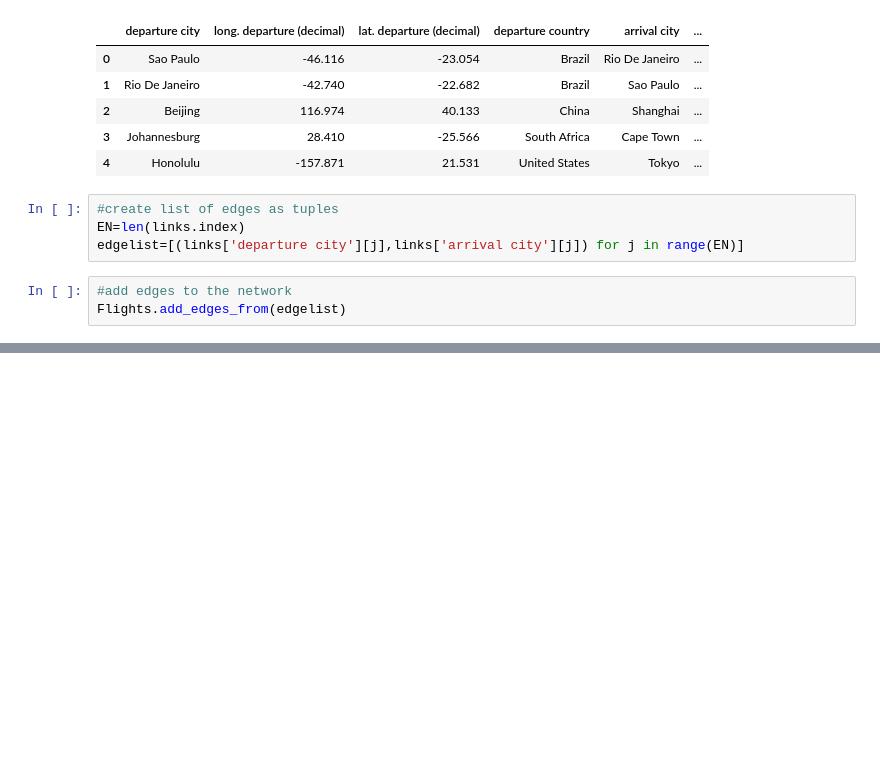
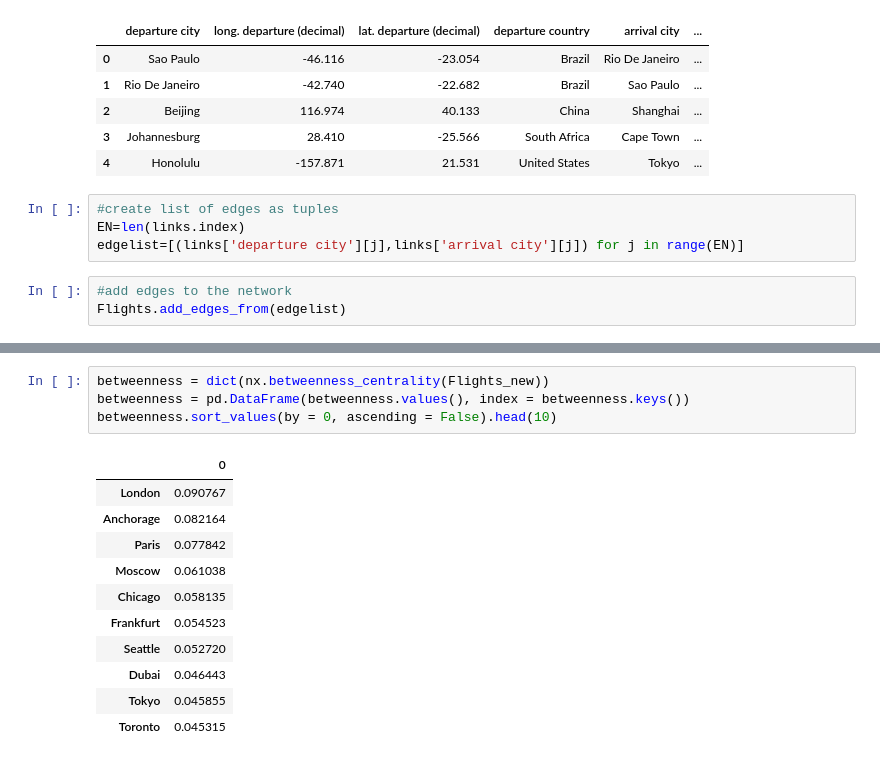
Before and after one commit to pratikwatwani/Applied-Data-Science, a Jupyter notebook: Session 10/Network Analysis.ipynb, the cells around one changed output, grey strips where cells are left out. Saved outputs shown, nothing was run; the diff lists cells and outputs as text; blank space fills up the shorter version.

```diff
--- a/Session 10/Network Analysis.ipynb
+++ b/Session 10/Network Analysis.ipynb
@@ -112,0 +214,16 @@ Flights.add_edges_from(edgelist)
+# %%
+betweenness = dict(nx.betweenness_centrality(Flights_new))
+betweenness = pd.DataFrame(betweenness.values(), index = betweenness.keys())
+betweenness.sort_values(by = 0, ascending = False).head(10)
+# %% [output]
+|  | 0 |
+| London | 0.090767 |
+| Anchorage | 0.082164 |
+| Paris | 0.077842 |
+| Moscow | 0.061038 |
+| Chicago | 0.058135 |
+| Frankfurt | 0.054523 |
+| Seattle | 0.052720 |
+| Dubai | 0.046443 |
+| Tokyo | 0.045855 |
+| Toronto | 0.045315 |
```
Also changed, not shown: parts of 15 cells of this notebook.
